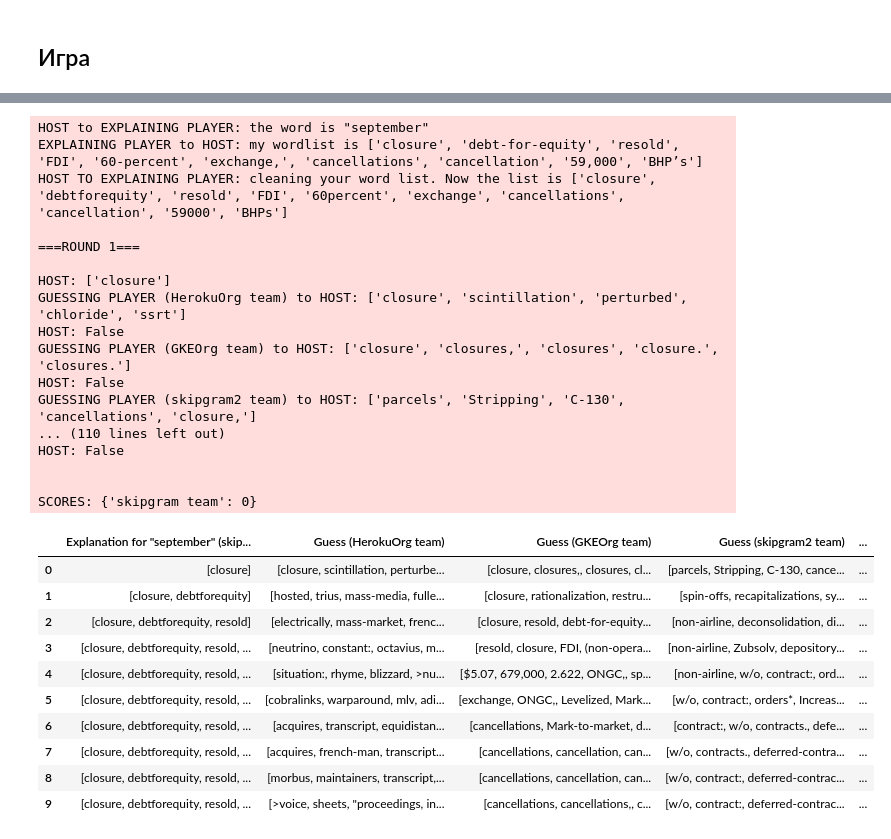
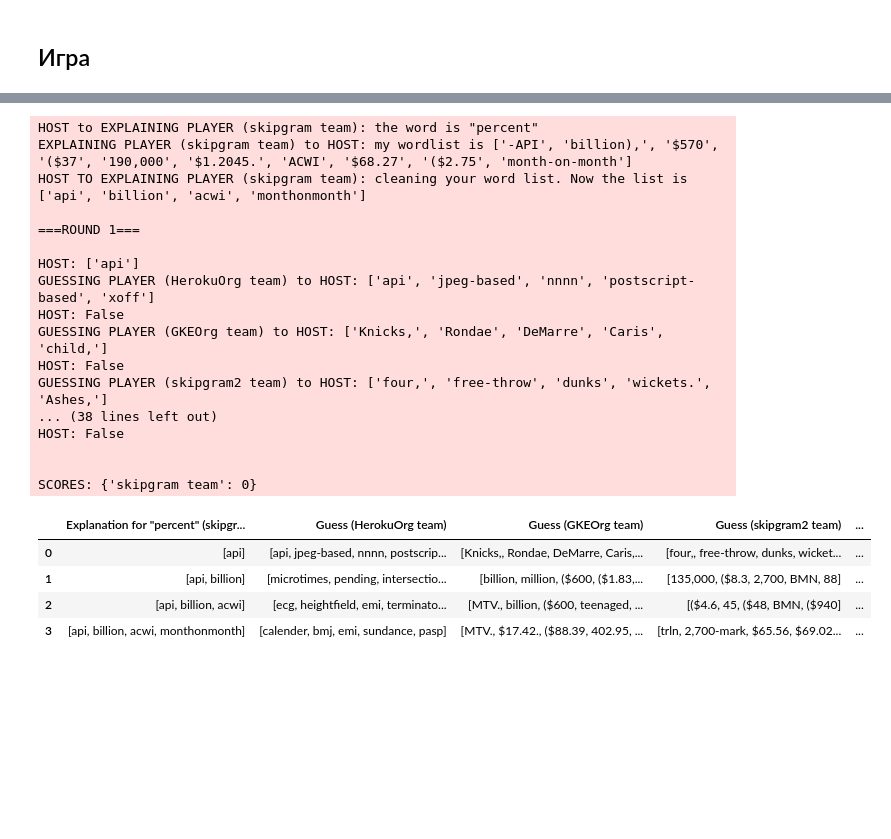
Before and after one commit to production-ml/the-hat-game, a Jupyter notebook: GuessingWordByWordSequence.ipynb, the cells around one changed output, grey strips where cells are left out. Drawn from its saved outputs; the diff is of its cells as text; code cells hidden in the pictures; blank space fills up the shorter version.

Commit message:
updated words filtration and notebook cleanup; new vocabulary

```diff
--- a/GuessingWordByWordSequence.ipynb
+++ b/GuessingWordByWordSequence.ipynb
@@ -11,6 +11,10 @@ import pandas as pd
 import fasttext
 from sklearn.metrics.pairwise import cosine_similarity
 from IPython.display import display
+from nltk.metrics.distance import edit_distance
+
+
+pd.set_option('display.max_colwidth', 200)
 # %%
 logger = logging.getLogger(__name__)
 logger.setLevel(logging.DEBUG)
@@ -202,6 +206,7 @@ class Game:
         self.n_rounds = n_rounds
         self.n_explain_words = n_explain_words
         self.n_guessing_words = n_guessing_words
+        self.random_state = random_state
 
     def remove_repeated_words(self, words):
         unique_words = []
@@ -223,8 +228,17 @@ class Game:
         explain_words = reported_words[:]
         if self.criteria == 'hard':
             explain_words = explain_words[:n_words]
-        explain_words = [re.sub(r'[^\w]', '', c) for c in explain_words]
+        # lowercase
+        explain_words = [c.lower() for c in explain_words]
+        # remove all symbols except letters
+        explain_words = [re.sub(r'[\W\d]', '', c) for c in explain_words]
+        # remove all words which have word being explained as a substring
         explain_words = [c for c in explain_words if word not in c]
+        # remove all words with too small levenstein distance from the word being explained
+        explain_words = [c for c in explain_words if edit_distance(word, c) > 2]
+        # remove all ''
+        explain_words = [c for c in explain_words if c != '']
+        # remove repeated words
         explain_words = self.remove_repeated_words(explain_words)
         if self.criteria == 'soft':
             explain_words = explain_words[:n_words]
@@ -232,7 +246,7 @@ class Game:
 
     def check_criteria(self, word, guessed_words):
         if self.criteria == 'soft':
-            guessed = any([word in c for c in guessed_words])
+            guessed = any([(word in c) and (edit_distance(word, c) < 3) for c in guessed_words])
         else:
             guessed = word in guessed_words
         return guessed
@@ -246,17 +260,13 @@ class Game:
         players_guesses = {}
         remote_guessing_players = []
         for player in guessing_players:
-            # print(player.api)
             if isinstance(player.api, RemotePlayer):
                 remote_guessing_players.append(player)
             else:
                 players_guesses[player.name] = player.api.guess(sentence, self.n_guessing_words)
 
-        # print(remote_guessing_players)
-
         if len(remote_guessing_players) > 0:
             n_processes = np.fmin(len(remote_guessing_players), np.fmax(1, mp.cpu_count() - 1))
-            # print(len(remote_guessing_players), np.fmax(1, mp.cpu_count() - 1))
             pool = mp.Pool(n_processes)
             remote_players_guesses = pool.starmap(
                 self.ask_player,
@@ -298,11 +308,11 @@ class Game:
 
     def play(self, explaining_player, guessing_players, word, criteria):
 
-        logger.info(f'HOST to EXPLAINING PLAYER: the word is "{word}"')
+        logger.info(f'HOST to EXPLAINING PLAYER ({explaining_player.name}): the word is "{word}"')
 
         reported_words, guessing_by = self.create_word_list(explaining_player.api, word, self.n_explain_words)
-        logger.info(f'EXPLAINING PLAYER to HOST: my wordlist is {reported_words}')
-        logger.info(f'HOST TO EXPLAINING PLAYER: cleaning your word list. Now the list is {guessing_by}')
+        logger.info(f'EXPLAINING PLAYER ({explaining_player.name}) to HOST: my wordlist is {reported_words}')
+        logger.info(f'HOST TO EXPLAINING PLAYER ({explaining_player.name}): cleaning your word list. Now the list is {guessing_by}')
 
         df = []
         success_rounds = {}
@@ -364,7 +374,10 @@ class Game:
         for r in range(self.run_rounds):
             for explaining_player in self.players:
                 guessing_players = [p for p in self.players if p != explaining_player]
-                word = self.run_words[igame]
+                try:
+                    word = self.run_words[igame]
+                except IndexError:
+                    break
                 df, score = self.play(
                     explaining_player, guessing_players, word,
                     criteria=self.criteria
@@ -412,13 +425,8 @@ PLAYERS = [
     player('cbow team', LocalFasttextPlayer(model_cbow))
 ]
 
-# WORDS = [
-#     'play', 'master', 'word', 'cocoa', 'coffee',
-#     'september', 'jungle', 'spell', 'python', 'world',
-#     'cat', 'joy', 'sadness', 'small', 'stick',
-# ]
-WORDS = ['september']
+WORDS = ['dollar', 'percent', 'billion', 'money']
 
-game = Game(PLAYERS, WORDS, CRITERIA, N_ROUNDS, N_EXPLAIN_WORDS, N_GUESSING_WORDS)
-game.run(verbose='print_logs', complete=True)
+game = Game(PLAYERS, WORDS, CRITERIA, N_ROUNDS, N_EXPLAIN_WORDS, N_GUESSING_WORDS, random_state=0)
+game.run(verbose='print_logs', complete=False)
 # %% [output]
@@ -478,28 +482,22 @@ SCORES: {'GKEOrg team': 0}
-HOST to EXPLAINING PLAYER: the word is "september"
-EXPLAINING PLAYER to HOST: my wordlist is ['closure', 'debt-for-equity', 'resold', 'FDI', '60-percent', 'exchange,', 'cancellations', 'cancellation', '59,000', 'BHP’s']
-HOST TO EXPLAINING PLAYER: cleaning your word list. Now the list is ['closure', 'debtforequity', 'resold', 'FDI', '60percent', 'exchange', 'cancellations', 'cancellation', '59000', 'BHPs']
+HOST to EXPLAINING PLAYER (skipgram team): the word is "percent"
+EXPLAINING PLAYER (skipgram team) to HOST: my wordlist is ['-API', 'billion),', '$570', '($37', '190,000', '$1.2045.', 'ACWI', '$68.27', '($2.75', 'month-on-month']
+HOST TO EXPLAINING PLAYER (skipgram team): cleaning your word list. Now the list is ['api', 'billion', 'acwi', 'monthonmonth']
 
 ===ROUND 1===
 
-HOST: ['closure']
-GUESSING PLAYER (HerokuOrg team) to HOST: ['closure', 'scintillation', 'perturbed', 'chloride', 'ssrt']
+HOST: ['api']
+GUESSING PLAYER (HerokuOrg team) to HOST: ['api', 'jpeg-based', 'nnnn', 'postscript-based', 'xoff']
 HOST: False
-GUESSING PLAYER (GKEOrg team) to HOST: ['closure', 'closures,', 'closures', 'closure.', 'closures.']
+GUESSING PLAYER (GKEOrg team) to HOST: ['Knicks,', 'Rondae', 'DeMarre', 'Caris', 'child,']
 HOST: False
-GUESSING PLAYER (skipgram2 team) to HOST: ['parcels', 'Stripping', 'C-130', 'cancellations', 'closure,']
-... (110 lines left out)
+GUESSING PLAYER (skipgram2 team) to HOST: ['four,', 'free-throw', 'dunks', 'wickets.', 'Ashes,']
+... (38 lines left out)
 HOST: False
 
 
 SCORES: {'skipgram team': 0}
-|  | Explanation for "september" (skip... | Guess (HerokuOrg team) | Guess (GKEOrg team) | Guess (skipgram2 team) | ... |
-| 0 | [closure] | [closure, scintillation, perturbe... | [closure, closures,, closures, cl... | [parcels, Stripping, C-130, cance... | ... |
-| 1 | [closure, debtforequity] | [hosted, trius, mass-media, fulle... | [closure, rationalization, restru... | [spin-offs, recapitalizations, sy... | ... |
-| 2 | [closure, debtforequity, resold] | [electrically, mass-market, frenc... | [closure, resold, debt-for-equity... | [non-airline, deconsolidation, di... | ... |
-| 3 | [closure, debtforequity, resold, ... | [neutrino, constant:, octavius, m... | [resold, closure, FDI, (non-opera... | [non-airline, Zubsolv, depository... | ... |
-| 4 | [closure, debtforequity, resold, ... | [situation:, rhyme, blizzard, >nu... | [$5.07, 679,000, 2.622, ONGC,, sp... | [non-airline, w/o, contract:, ord... | ... |
-| 5 | [closure, debtforequity, resold, ... | [cobralinks, warparound, mlv, adi... | [exchange, ONGC,, Levelized, Mark... | [w/o, contract:, orders*, Increas... | ... |
-| 6 | [closure, debtforequity, resold, ... | [acquires, transcript, equidistan... | [cancellations, Mark-to-market, d... | [contract:, w/o, contracts., defe... | ... |
-| 7 | [closure, debtforequity, resold, ... | [acquires, french-man, transcript... | [cancellations, cancellation, can... | [w/o, contracts., deferred-contra... | ... |
-| 8 | [closure, debtforequity, resold, ... | [morbus, maintainers, transcript,... | [cancellations, cancellation, can... | [w/o, contract:, deferred-contrac... | ... |
-| 9 | [closure, debtforequity, resold, ... | [>voice, sheets, "proceedings, in... | [cancellations, cancellations,, c... | [w/o, contract:, deferred-contrac... | ... |
+|  | Explanation for "percent" (skipgr... | Guess (HerokuOrg team) | Guess (GKEOrg team) | Guess (skipgram2 team) | ... |
+| 0 | [api] | [api, jpeg-based, nnnn, postscrip... | [Knicks,, Rondae, DeMarre, Caris,... | [four,, free-throw, dunks, wicket... | ... |
+| 1 | [api, billion] | [microtimes, pending, intersectio... | [billion, million, ($600, ($1.83,... | [135,000, ($8.3, 2,700, BMN, 88] | ... |
+| 2 | [api, billion, acwi] | [ecg, heightfield, emi, terminato... | [MTV., billion, ($600, teenaged, ... | [($4.6, 45, ($48, BMN, ($940] | ... |
+| 3 | [api, billion, acwi, monthonmonth] | [calender, bmj, emi, sundance, pasp] | [MTV., $17.42., ($88.39, 402.95, ... | [trln, 2,700-mark, $65.56, $69.02... | ... |
```
Also changed, not shown: parts of 3 cells of this notebook, 2 other files.
